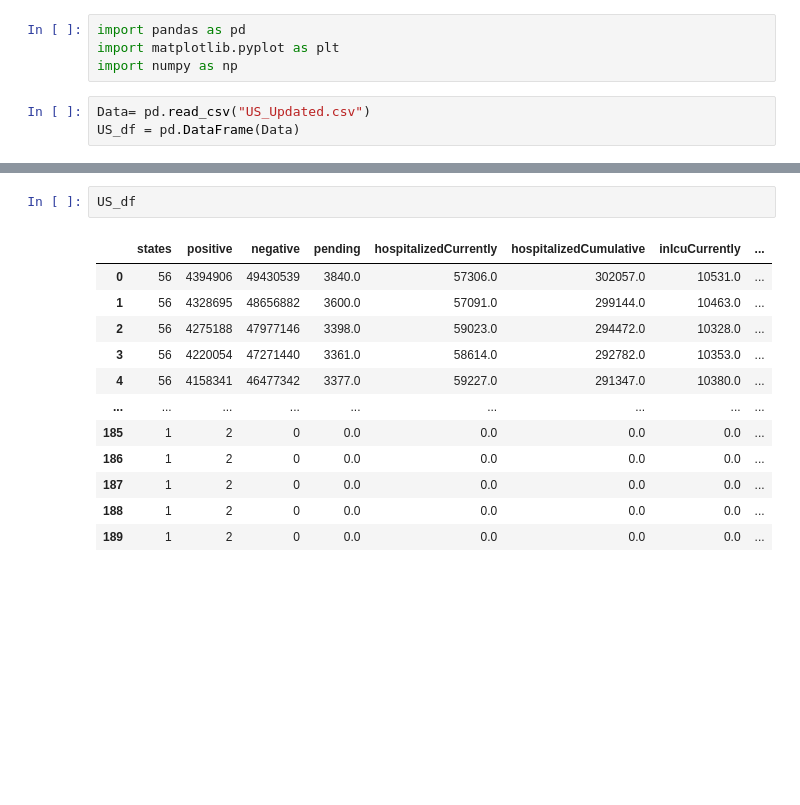
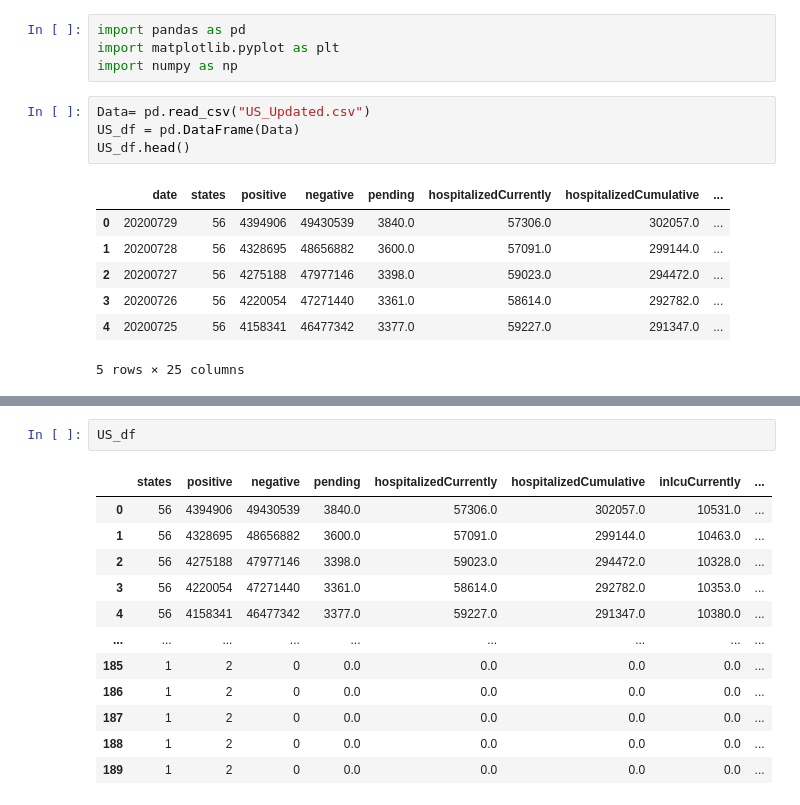
Before and after one commit to dhawan-mani/Covid-Project, a Jupyter notebook: Files/UsData.ipynb, the cells around one changed output, grey strips where cells are left out. Saved outputs shown, nothing was run; the diff lists cells and outputs as text; blank space fills up the shorter version.

```diff
--- a/Files/UsData.ipynb
+++ b/Files/UsData.ipynb
@@ -5,4 +5,13 @@ import numpy as np
 # %%
 Data= pd.read_csv("US_Updated.csv")
 US_df = pd.DataFrame(Data)
+US_df.head()
+# %% [output]
+|  | date | states | positive | negative | pending | hospitalizedCurrently | hospitalizedCumulative | ... |
+| 0 | 20200729 | 56 | 4394906 | 49430539 | 3840.0 | 57306.0 | 302057.0 | ... |
+| 1 | 20200728 | 56 | 4328695 | 48656882 | 3600.0 | 57091.0 | 299144.0 | ... |
+| 2 | 20200727 | 56 | 4275188 | 47977146 | 3398.0 | 59023.0 | 294472.0 | ... |
+| 3 | 20200726 | 56 | 4220054 | 47271440 | 3361.0 | 58614.0 | 292782.0 | ... |
+| 4 | 20200725 | 56 | 4158341 | 46477342 | 3377.0 | 59227.0 | 291347.0 | ... |
+5 rows × 25 columns
 # %%
```
Also changed, not shown: parts of 11 cells of this notebook, 25 other files.
